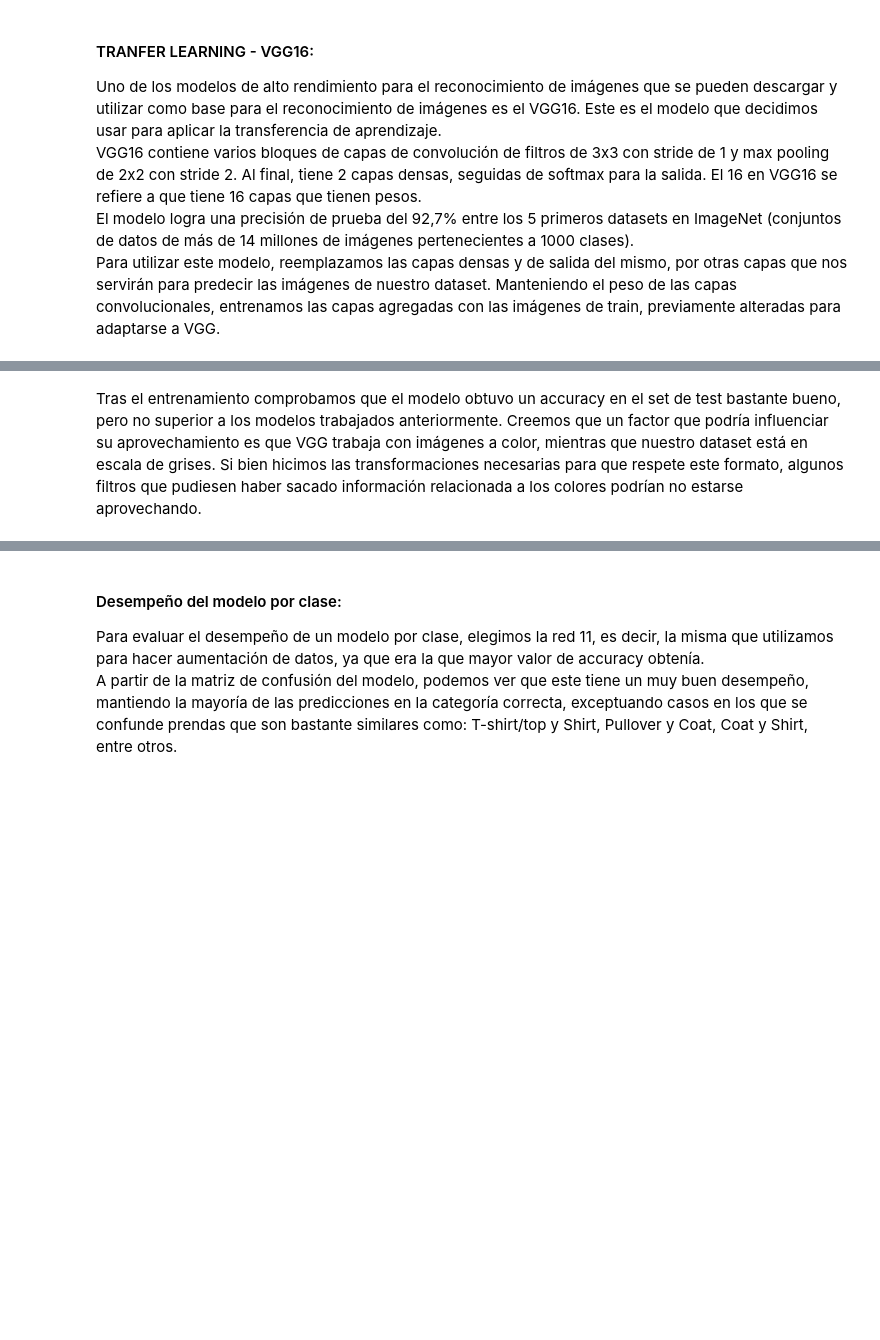
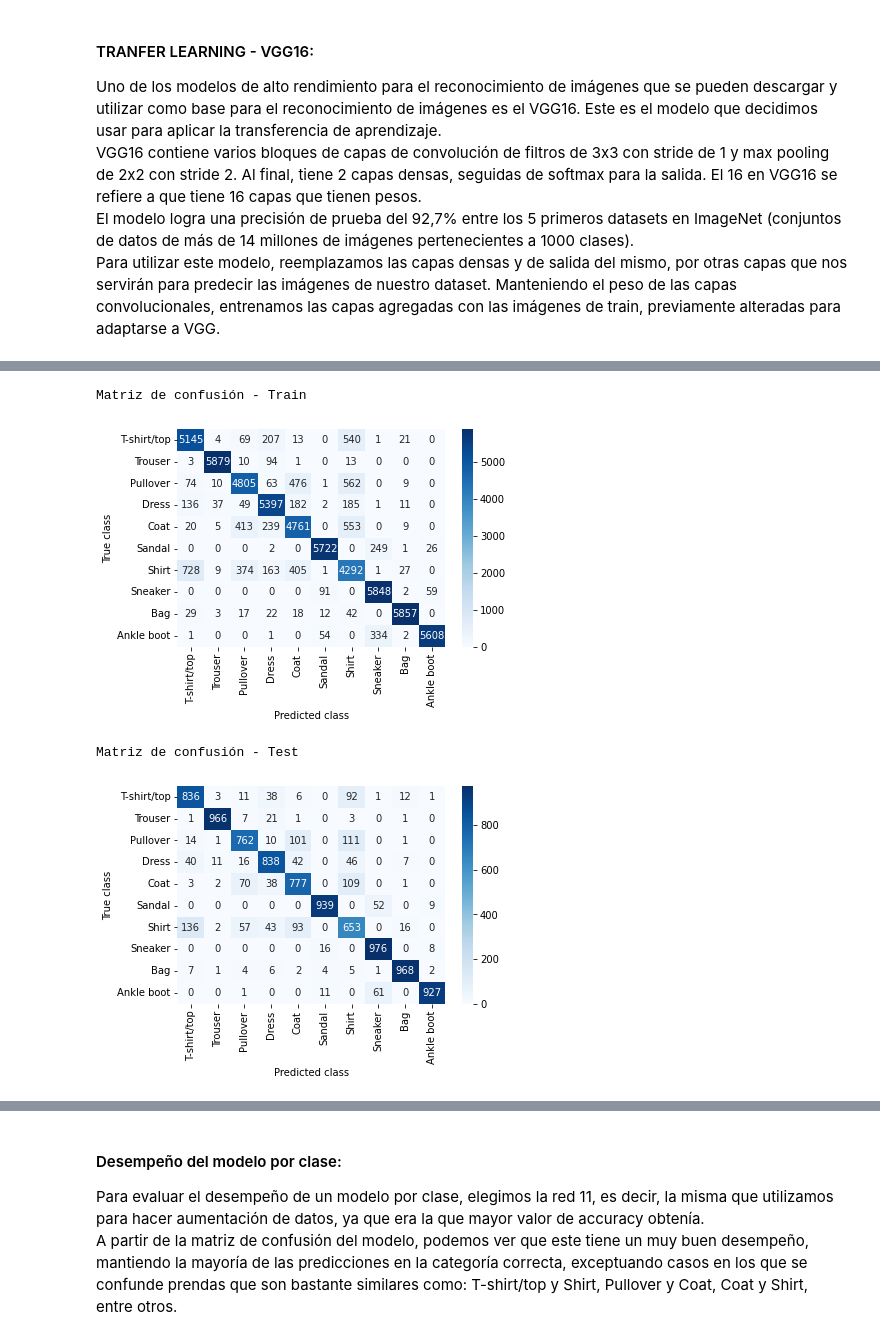
Before and after one commit to FlorenciaGiay/TP_ML_Cassina_Giay_Knoll, a Jupyter notebook: tp3_fashion_mnist.ipynb, the cells around one changed output, grey strips where cells are left out. Saved outputs shown, nothing was run; the diff lists cells and outputs as text; code cells hidden in the pictures; blank space fills up the shorter version.

```diff
--- a/tp3_fashion_mnist.ipynb
+++ b/tp3_fashion_mnist.ipynb
@@ -969,5 +1798,8 @@ curva_aprendizaje(history_tl)
 # %%
-matriz_confusion(model_tl, x_train_r, y_train, 'Matriz de confusión - Train')
-matriz_confusion(model_tl, x_test_r, y_test, 'Matriz de confusión - Test')
+matriz_confusion(model_tl, x_train_color, etiquetas_n, 'Matriz de confusión - Train')
+matriz_confusion(model_tl, x_test_color, etiquetas_n_t, 'Matriz de confusión - Test')
+# %% [output]
+Matriz de confusión - Train
+[figure, added]
+Matriz de confusión - Test
+[figure, added]
-# %% [markdown]
-Tras el entrenamiento comprobamos que el modelo obtuvo un accuracy en el set de test bastante bueno, pero no superior a los modelos trabajados anteriormente. Creemos que un factor que podría influenciar su aprovechamiento es que VGG trabaja con imágenes a color, mientras que nuestro dataset está en escala de grises. Si bien hicimos las transformaciones necesarias para que respete este formato, algunos filtros que pudiesen haber sacado información relacionada a los colores podrían no estarse aprovechando.
```
Also changed, not shown: parts of 122 cells of this notebook.
